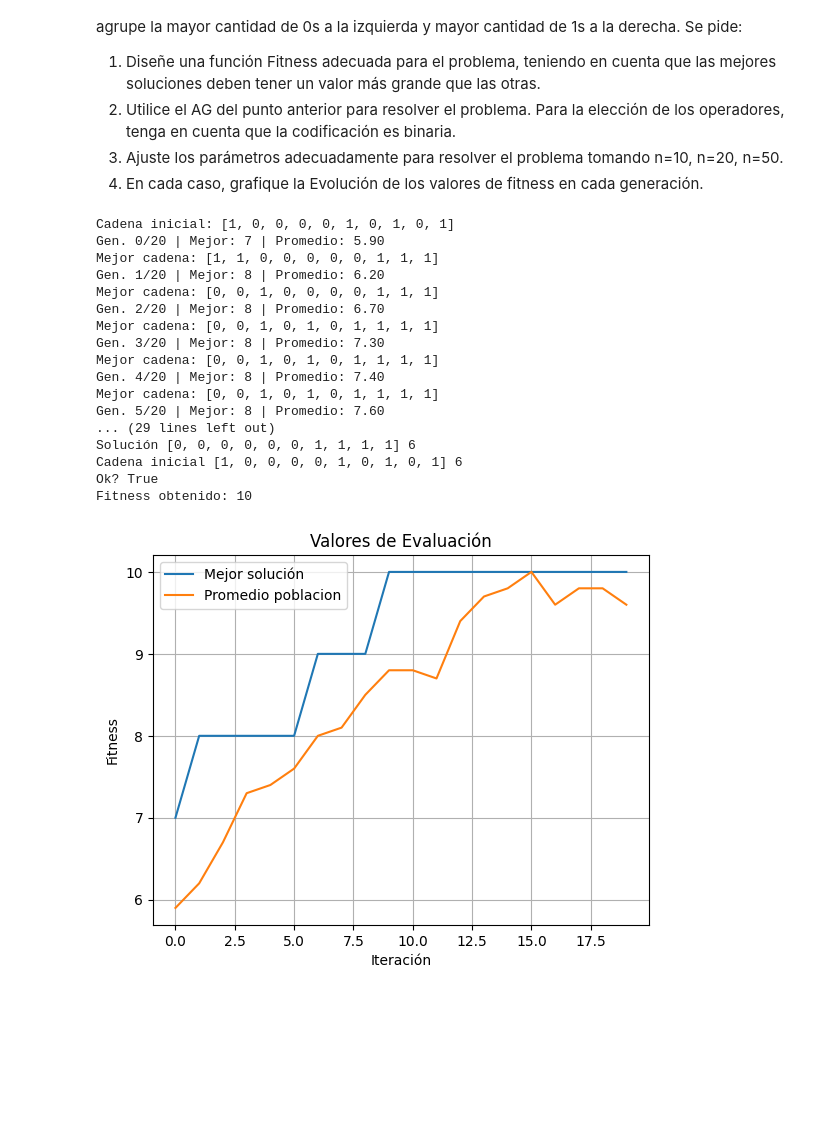
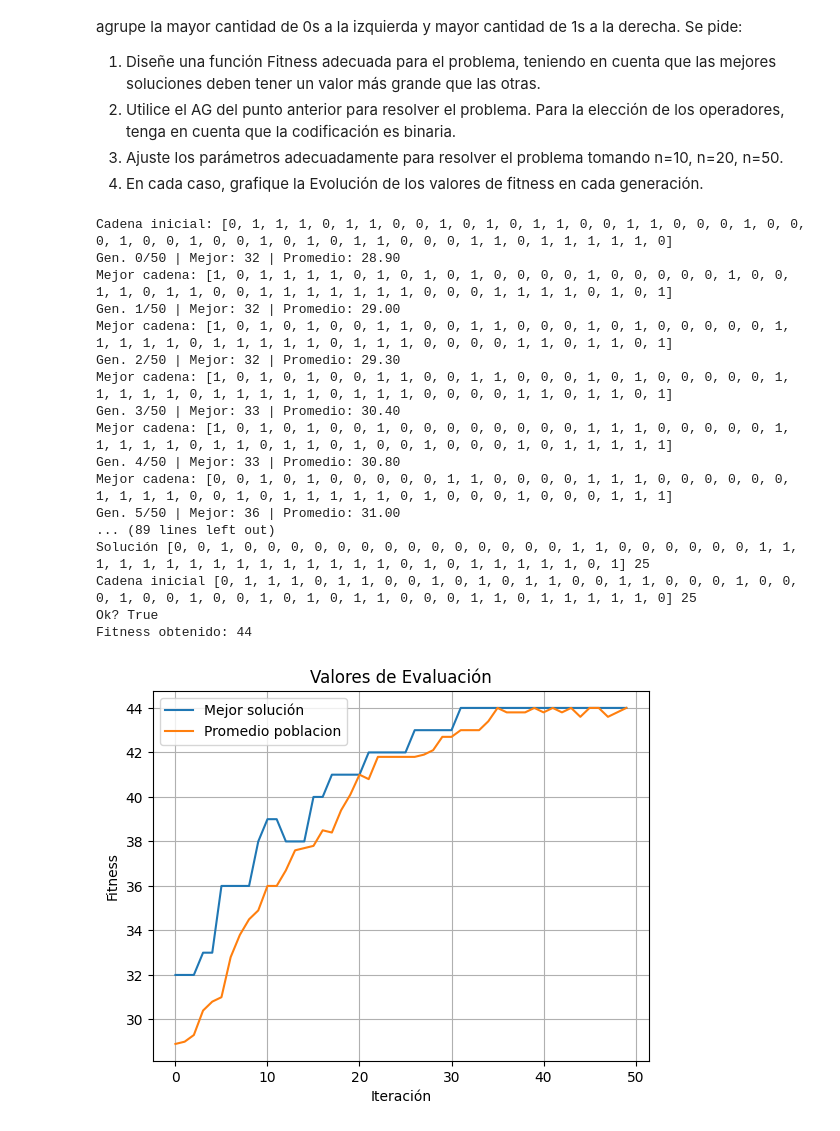
Before and after one commit to FranprzDev/HeuristcsAndML, a Jupyter notebook: TP4-Algoritmo-Genetico-Simple/TP4_Algoritmo_Genetico_Simple_Breslauer_Perez.ipynb, the cells around one changed output. Cells and saved outputs as stored; diff of their text form; code cells hidden in the pictures; blank space fills up the shorter version.

```diff
--- a/TP4-Algoritmo-Genetico-Simple/TP4_Algoritmo_Genetico_Simple_Breslauer_Perez.ipynb
+++ b/TP4-Algoritmo-Genetico-Simple/TP4_Algoritmo_Genetico_Simple_Breslauer_Perez.ipynb
@@ -1046,10 +1046,10 @@ def fitness_binario(X):
 
 # Parámetros
 cant_individuos = 10
-n = 10
+n = 20
 
 f = fitness_binario
-cant_generac = 20
+cant_generac = 50
 
 sel = sel_torneo_con_rep
 param_sel = 2
@@ -1061,47 +1061,47 @@ mut = mut_swap
 cant_mutados = round(0.20 * cant_individuos)
 
 callback = callback_print
 
 # Población inicial
 Pop = init_pop_binaria(cant_individuos, n)
 
 # Ejecución
 sol, solF, Pop, Fit, traceBest, traceAvg, bestSols = geneticoSimpleBinario(
     Pop=Pop,
     cant_generac=cant_generac,
     sel=sel,
     xover=xover,
     mut=mut,
     cant_cruzados=cant_cruzados,
     cant_mutados=cant_mutados,
     param_sel=param_sel,
     f=f,
     callback=callback
 )
 
 # Resultados
 print("Solución", sol, sol.count(0))
 print("Cadena inicial", cadena_inicial, cadena_inicial.count(0))
 print("Ok?", sol.count(0) == cadena_inicial.count(0))
 print("Fitness obtenido:", solF)
 
 graficarEvolucionFitness(traceBest, traceAvg)
 # %% [output]
-Cadena inicial: [1, 0, 0, 0, 0, 1, 0, 1, 0, 1]
-Gen. 0/20 | Mejor: 7 | Promedio: 5.90
-Mejor cadena: [1, 1, 0, 0, 0, 0, 0, 1, 1, 1]
-Gen. 1/20 | Mejor: 8 | Promedio: 6.20
-Mejor cadena: [0, 0, 1, 0, 0, 0, 0, 1, 1, 1]
-Gen. 2/20 | Mejor: 8 | Promedio: 6.70
-Mejor cadena: [0, 0, 1, 0, 1, 0, 1, 1, 1, 1]
-Gen. 3/20 | Mejor: 8 | Promedio: 7.30
-Mejor cadena: [0, 0, 1, 0, 1, 0, 1, 1, 1, 1]
-Gen. 4/20 | Mejor: 8 | Promedio: 7.40
-Mejor cadena: [0, 0, 1, 0, 1, 0, 1, 1, 1, 1]
-Gen. 5/20 | Mejor: 8 | Promedio: 7.60
-... (29 lines left out)
-Solución [0, 0, 0, 0, 0, 0, 1, 1, 1, 1] 6
-Cadena inicial [1, 0, 0, 0, 0, 1, 0, 1, 0, 1] 6
+Cadena inicial: [0, 1, 1, 1, 0, 1, 1, 0, 0, 1, 0, 1, 0, 1, 1, 0, 0, 1, 1, 0, 0, 0, 1, 0, 0, 0, 1, 0, 0, 1, 0, 0, 1, 0, 1, 0, 1, 1, 0, 0, 0, 1, 1, 0, 1, 1, 1, 1, 1, 0]
+Gen. 0/50 | Mejor: 32 | Promedio: 28.90
+Mejor cadena: [1, 0, 1, 1, 1, 1, 0, 1, 0, 1, 0, 1, 0, 0, 0, 0, 1, 0, 0, 0, 0, 0, 1, 0, 0, 1, 1, 0, 1, 1, 0, 0, 1, 1, 1, 1, 1, 1, 1, 0, 0, 0, 1, 1, 1, 1, 0, 1, 0, 1]
+Gen. 1/50 | Mejor: 32 | Promedio: 29.00
+Mejor cadena: [1, 0, 1, 0, 1, 0, 0, 1, 1, 0, 0, 1, 1, 0, 0, 0, 1, 0, 1, 0, 0, 0, 0, 0, 1, 1, 1, 1, 1, 0, 1, 1, 1, 1, 1, 0, 1, 1, 1, 0, 0, 0, 0, 1, 1, 0, 1, 1, 0, 1]
+Gen. 2/50 | Mejor: 32 | Promedio: 29.30
+Mejor cadena: [1, 0, 1, 0, 1, 0, 0, 1, 1, 0, 0, 1, 1, 0, 0, 0, 1, 0, 1, 0, 0, 0, 0, 0, 1, 1, 1, 1, 1, 0, 1, 1, 1, 1, 1, 0, 1, 1, 1, 0, 0, 0, 0, 1, 1, 0, 1, 1, 0, 1]
+Gen. 3/50 | Mejor: 33 | Promedio: 30.40
+Mejor cadena: [1, 0, 1, 0, 1, 0, 0, 1, 0, 0, 0, 0, 0, 0, 0, 0, 1, 1, 1, 0, 0, 0, 0, 0, 1, 1, 1, 1, 1, 0, 1, 1, 0, 1, 1, 0, 1, 0, 0, 1, 0, 0, 0, 1, 0, 1, 1, 1, 1, 1]
+Gen. 4/50 | Mejor: 33 | Promedio: 30.80
+Mejor cadena: [0, 0, 1, 0, 1, 0, 0, 0, 0, 0, 1, 1, 0, 0, 0, 0, 1, 1, 1, 0, 0, 0, 0, 0, 0, 1, 1, 1, 1, 0, 0, 1, 0, 1, 1, 1, 1, 1, 0, 1, 0, 0, 0, 1, 0, 0, 0, 1, 1, 1]
+Gen. 5/50 | Mejor: 36 | Promedio: 31.00
+... (89 lines left out)
+Solución [0, 0, 1, 0, 0, 0, 0, 0, 0, 0, 0, 0, 0, 0, 0, 0, 0, 1, 1, 0, 0, 0, 0, 0, 0, 1, 1, 1, 1, 1, 1, 1, 1, 1, 1, 1, 1, 1, 1, 1, 0, 1, 0, 1, 1, 1, 1, 1, 0, 1] 25
+Cadena inicial [0, 1, 1, 1, 0, 1, 1, 0, 0, 1, 0, 1, 0, 1, 1, 0, 0, 1, 1, 0, 0, 0, 1, 0, 0, 0, 1, 0, 0, 1, 0, 0, 1, 0, 1, 0, 1, 1, 0, 0, 0, 1, 1, 0, 1, 1, 1, 1, 1, 0] 25
 Ok? True
-Fitness obtenido: 10
+Fitness obtenido: 44
-[figure, old version]
+[figure, new version]
```
